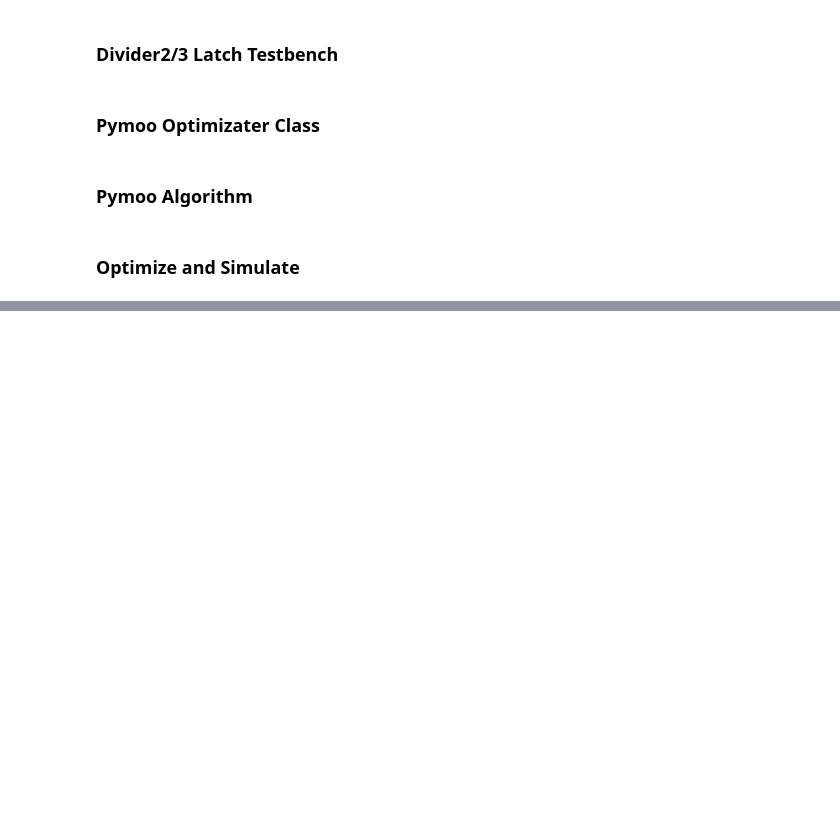
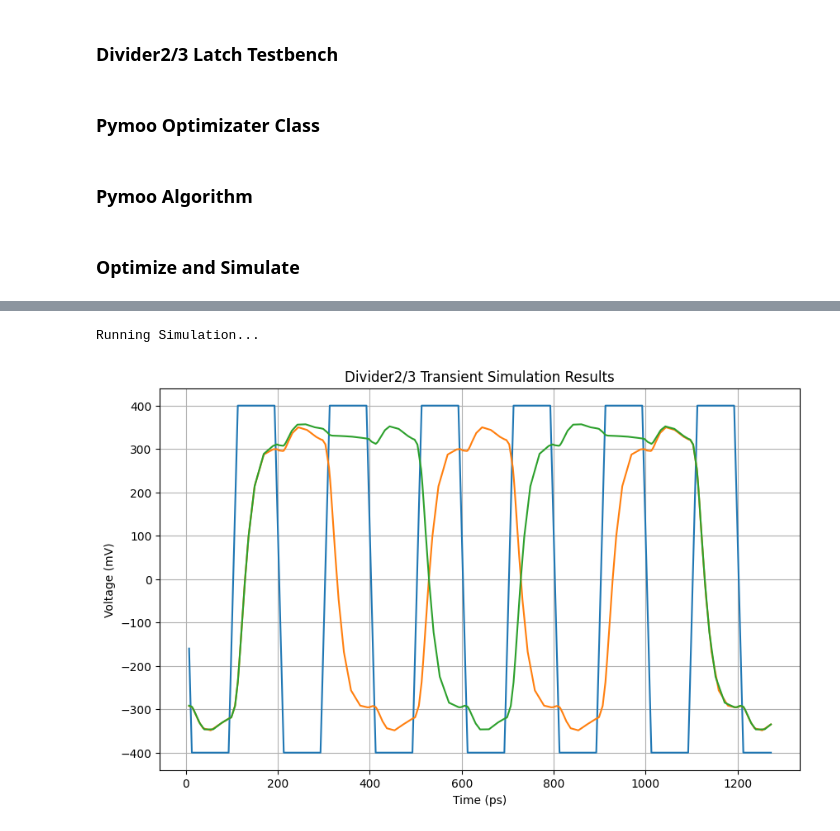
Before and after one commit to adhammo/sscs-ose-code-a-chip.github.io, a Jupyter notebook: ISSCC26/submitted_notebooks/current_mode_logic_optimization/current_mode_logic_optimization.ipynb, the cells around one changed output, grey strips where cells are left out. Cells and saved outputs as stored; diff of their text form; code cells hidden in the pictures; blank space fills up the shorter version.

```diff
--- a/ISSCC26/submitted_notebooks/current_mode_logic_optimization/current_mode_logic_optimization.ipynb
+++ b/ISSCC26/submitted_notebooks/current_mode_logic_optimization/current_mode_logic_optimization.ipynb
@@ -1957,0 +1939,80 @@ if res.opt is not None:
+# %%
+and_gate = {
+    "av_in1": 1.2,
+    "av_in2": 1.2,
+    "vsw": 0.4,
+}
+dff1 = {
+    "latch1": {
+        "av_in": 1.2,
+        "av_clk": 1.2,
+        "av_lat": 1.5,
+        "vsw": 0.4,
+    },
+    "latch2": {
+        "av_in": 1.2,
+        "av_clk": 1.2,
+        "av_lat": 1.5,
+        "vsw": 0.4,
+    },
+}
+or_gate = {
+    "av_in1": 1.2,
+    "av_in2": 1.2,
+    "vsw": 0.4,
+}
+dff2 = {
+    "latch1": {
+        "av_in": 1.2,
+        "av_clk": 1.2,
+        "av_lat": 1.5,
+        "vsw": 0.4,
+    },
+    "latch2": {
+        "av_in": 1.2,
+        "av_clk": 1.2,
+        "av_lat": 1.5,
+        "vsw": 0.4,
+    },
+}
+sf = {
+    "gmid": 10,
+}
+vsw_clk = 0.4
+vsw_mc = 0.4
+max_freq = 5e9
+budget_sf = 0.2
+budget_gate = 0.4
+cwire = 20e-15
+cload = 100e-15
+and_gate, dff1, or_gate, dff2, sf = divider23_total_current(
+    and_gate,
+    dff1,
+    or_gate,
+    dff2,
+    sf,
+    vsw_clk,
+    vsw_mc,
+    max_freq*3,
+    budget_sf,
+    budget_gate,
+    cwire,
+    cload,
+)
+print("Running Simulation...")
+tran_df2, tran_df3 = run_divider23_tb("test", and_gate, dff1, or_gate, dff2, sf, vsw_clk, vsw_mc, cwire, cload, max_freq)
+plt.figure(figsize=(10, 6))
+idx = np.argmax(tran_df2["time"]>np.max(tran_df2["time"])-14/max_freq)
+time = tran_df2["time"][idx:]-np.max(tran_df2["time"])+14/max_freq
+idx3 = np.argmax(tran_df3["time"]>np.max(tran_df3["time"])-14/max_freq)
+time3 = tran_df3["time"][idx3:]-np.max(tran_df3["time"])+14/max_freq
+plt.plot(time*1e12, tran_df2['clk'][idx:]*1e3, label="clock")
+plt.plot(time*1e12, tran_df2['out'][idx:]*1e3, label="output")
+plt.plot(time3*1e12, tran_df3['out'][idx3:]*1e3, label="output")
+plt.title('Divider2/3 Transient Simulation Results')
+plt.xlabel('Time (ps)')
+plt.ylabel('Voltage (mV)')
+plt.grid(True)
+# %% [output]
+Running Simulation...
+[figure, added]
```
Also changed, not shown: parts of 3 cells of this notebook.
